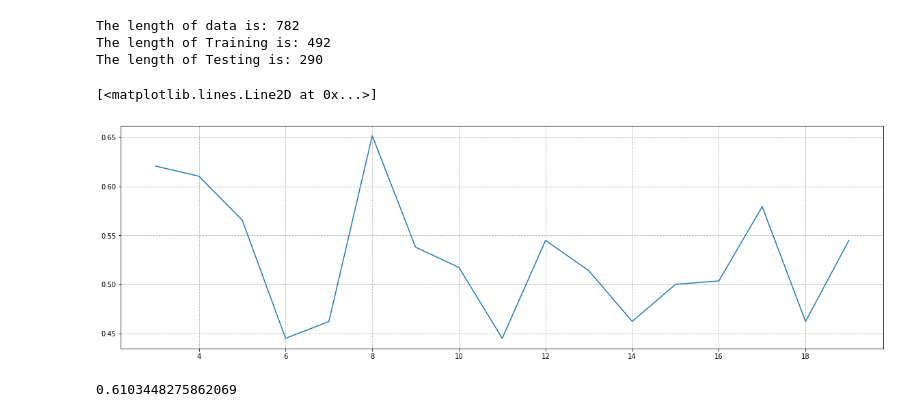
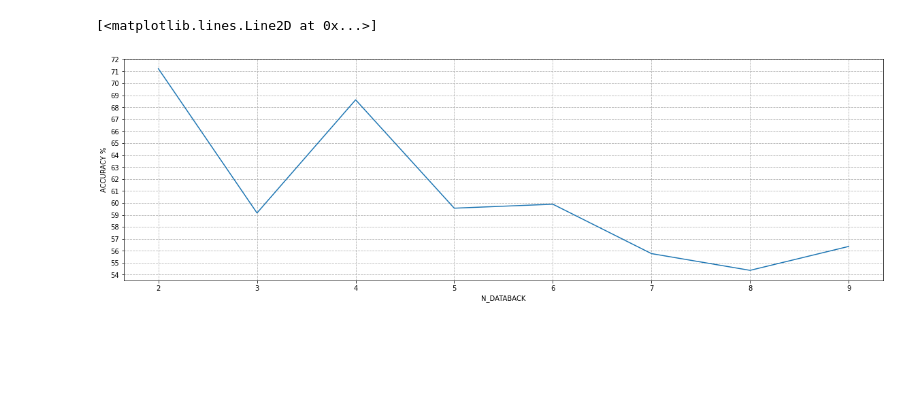
Before and after one commit to binphilxiao/AxisLabs, a Jupyter notebook: python/stock/Gaming.ipynb, the cells around one changed output. Saved outputs shown, nothing was run; the diff lists cells and outputs as text; code cells hidden in the pictures; blank space fills up the shorter version.

```diff
--- a/python/stock/Gaming.ipynb
+++ b/python/stock/Gaming.ipynb
@@ -23,14 +23,21 @@ Requirement already satisfied: six>=1.5 in /usr/local/lib/python3.6/dist-package
 # Download stock data and plot the history diagram
 
 import yfinance as yf
-from datetime import datetime
+from datetime import datetime, timezone
+import pytz
+
+EST = pytz.timezone('US/Eastern')
+now = datetime.now()
+local_t = now.astimezone(EST)
 
 stockName = "GOOG"
 stkTicker = yf.Ticker(stockName)
-dfHist = stkTicker.history(start="2018-01-01", end=datetime.today().strftime('%Y-%m-%d'), interval = "1d")
+dfHist = stkTicker.history(start="2005-01-01", end=local_t.strftime('%Y-%m-%d'), interval = "1d")
 #np.set_printoptions(threshold=np.inf)
+plt.figure(figsize=(20, 6))
+plt.grid(ls='--')
 plt.xlabel("Date")
-plt.ylabel("Price")
+plt.ylabel("Price(US$)")
 plt.plot(dfHist['Close'])
 # %% [output]
 [<matplotlib.lines.Line2D at 0x...>]
@@ -38,3 +45,4 @@ plt.plot(dfHist['Close'])
 # %%
 dfHist['Target'] = np.where(dfHist['Close'].shift(-1) > dfHist['Close'], 1, 0)
 dfHist = dfHist[1:]
+dfHist = dfHist[['Open','High','Low','Close','Volume','Target']]
@@ -64,21 +55,17 @@ dataset = dfHist['Close'].values
 target = dfHist['Target'].values
 sizeTrain = int(dataset.shape[0]*0.63)
 sizeTest = dataset.shape[0] - sizeTrain
-print("The length of data is:",dataset.shape[0], \
-      "\nThe length of Training is:", sizeTrain, \
-      "\nThe length of Testing is:", sizeTest)
+#print("The length of data is:",dataset.shape[0], \
+#      "\nThe length of Training is:", sizeTrain, \
+#      "\nThe length of Testing is:", sizeTest)
 xTrain = dataset[ : sizeTrain]
 xTest = dataset[sizeTrain : ]
 yTrain = target[ : sizeTrain]
 yTest = target[sizeTrain :]
-# %% [output]
-The length of data is: 782
-The length of Training is: 492
-The length of Testing is: 290
 # %%
 from scipy.ndimage.interpolation import shift
 
-def predOnError(data, size):
+def predShiftCov(data, size):
   data = data.flatten()
   out=data.copy()
   for i in range(data.size - size + 1):
@@ -98,24 +85,28 @@ def predOnError(data, size):
 # %%
 res = []
 n = []
-for i in range (3,20):
-  out = predOnError(yTest,i)
-  cmp = np.where(out == yTest, 1, 0)
-  res.append(cmp.mean())
+MAX_DATABACK = 10
+MIN_DATABACK = 2
+for i in range (MIN_DATABACK,MAX_DATABACK):
+  out = predShiftCov(yTest,i)
+  cmp = np.where(shift(out,1) == yTest, 1, 0)
+  res.append(cmp.mean()*100)
   n.append(i)
 
 plt.figure(figsize=(20, 6))
 plt.grid(ls='--')
+plt.xlabel("N_DATABACK")
+plt.ylabel("ACCURACY %")
+plt.xticks(np.linspace(1, MAX_DATABACK, MAX_DATABACK))
+plt.yticks(np.linspace(50, 80, 31))
 plt.plot(n,res)
 # %% [output]
 [<matplotlib.lines.Line2D at 0x...>]
-[figure, old version]
+[figure, new version]
 # %%
-pred = predOnError(yTest,4)
-cmp = np.where(pred == yTest, 1, 0)
-cmp.mean()
+N_DATABACK = 4
+pred = predShiftCov(yTest,N_DATABACK)
+cmp = np.where(shift(pred,1) == yTest, 1, 0)
-# %% [output]
-0.6103448275862069
 # %%
 def SumRes(pred,close,lever,isPrint):
     pred = pred.flatten()
```
Also changed, not shown: parts of 8 cells of this notebook, 5 other files.
